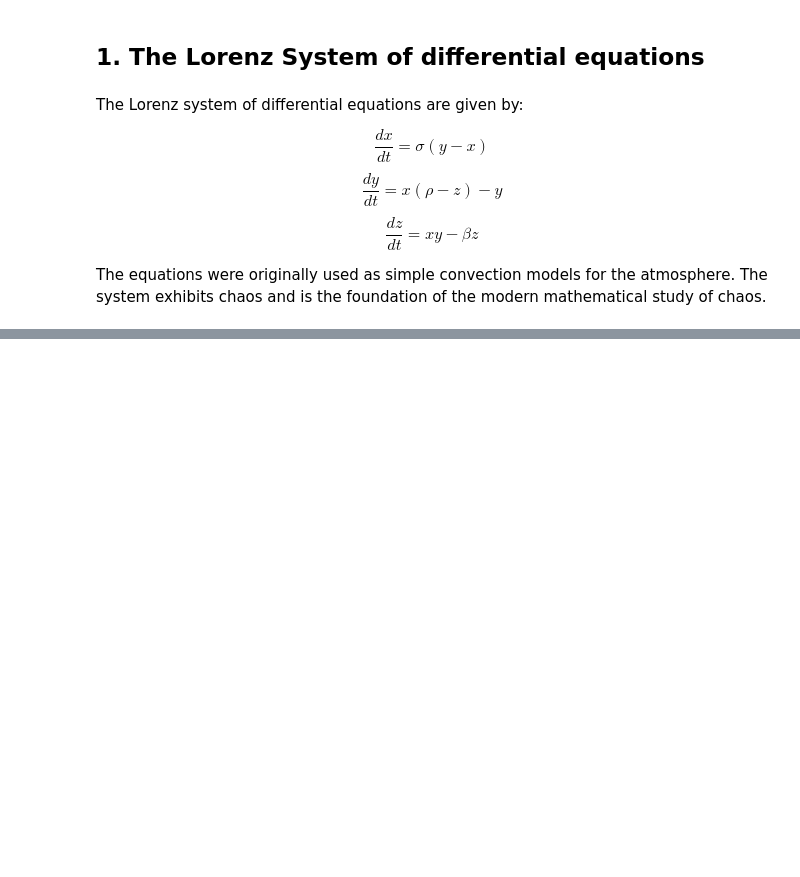
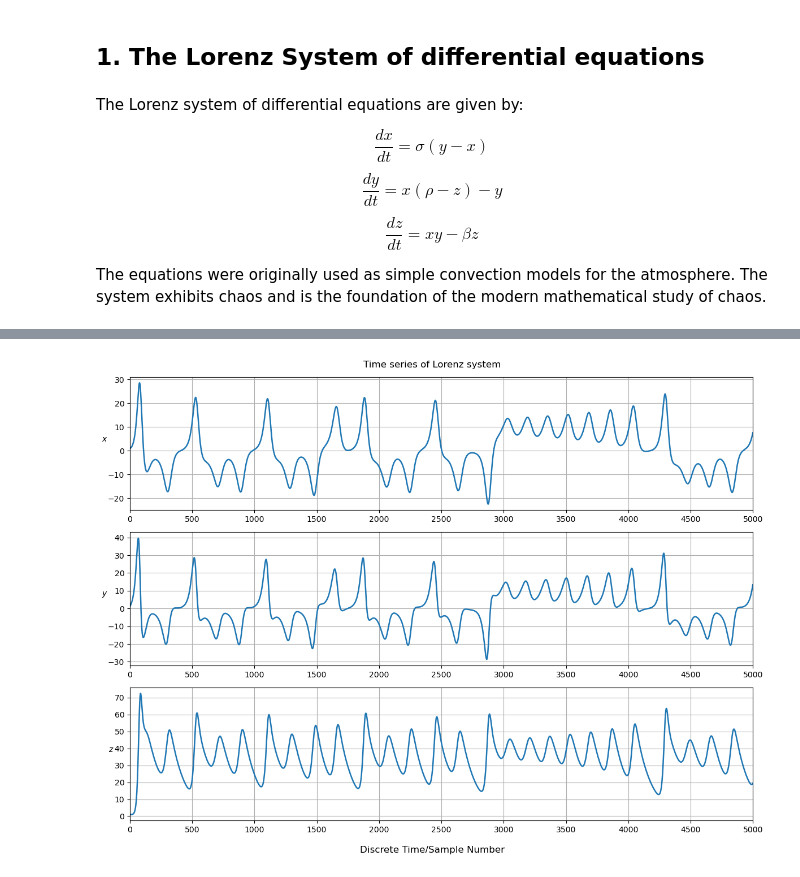
Before and after one commit to Rally0078/ComputationalPhysics, a Jupyter notebook: lorenz.ipynb, the cells around one changed output, grey strips where cells are left out. Cells and saved outputs as stored; diff of their text form; code cells hidden in the pictures; blank space fills up the shorter version.

```diff
--- a/lorenz.ipynb
+++ b/lorenz.ipynb
@@ -65,0 +84,23 @@ plt.show()
+# %%
+plt.close()
+%matplotlib inline
+fig, ax = plt.subplots(3,1, figsize=(12,9))
+
+fig.suptitle("Time series of Lorenz system")
+ax[0].set_ylabel(r'$x$', rotation="horizontal")
+ax[1].set_ylabel(r'$y$', rotation="horizontal")
+ax[2].set_ylabel(r'$z$', rotation="horizontal")
+fig.supxlabel('Discrete Time/Sample Number')
+
+maxSample = 5000
+ax[0].plot(x[:maxSample], linewidth="1.8")
+ax[1].plot(y[:maxSample], linewidth="1.8")
+ax[2].plot(z[:maxSample], linewidth="1.8")
+for i in range(0,3):
+    ax[i].margins(x=0)
+    ax[i].set_xticks(np.arange(0,maxSample + 500, 500))
+    ax[i].set_xlim(0,maxSample)
+    ax[i].grid()
+fig.tight_layout()
+# %% [output]
+[figure, added]
```
Also changed, not shown: parts of 1 cell of this notebook, 1 other file.
